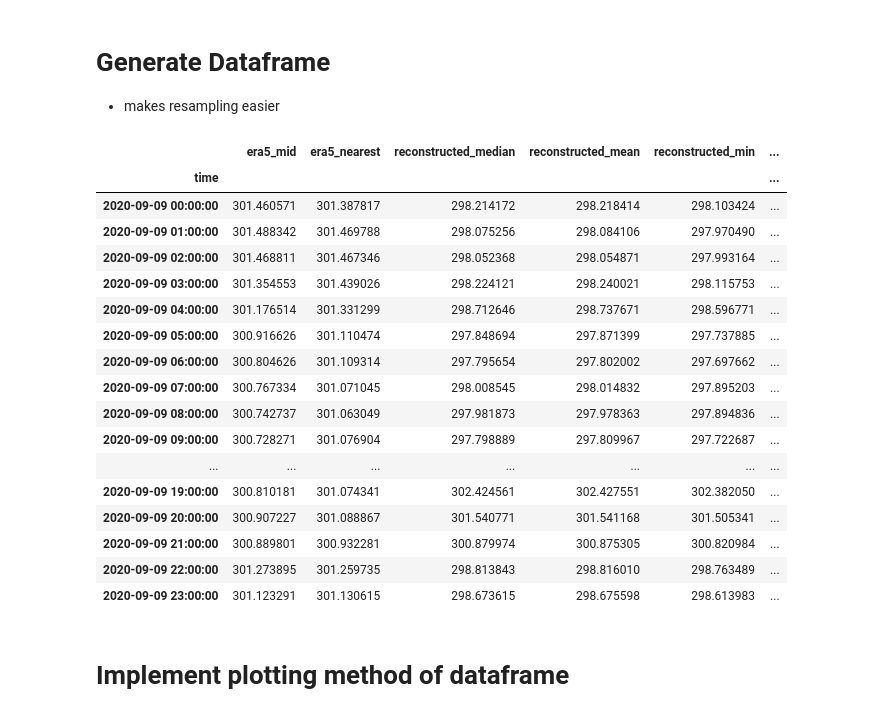
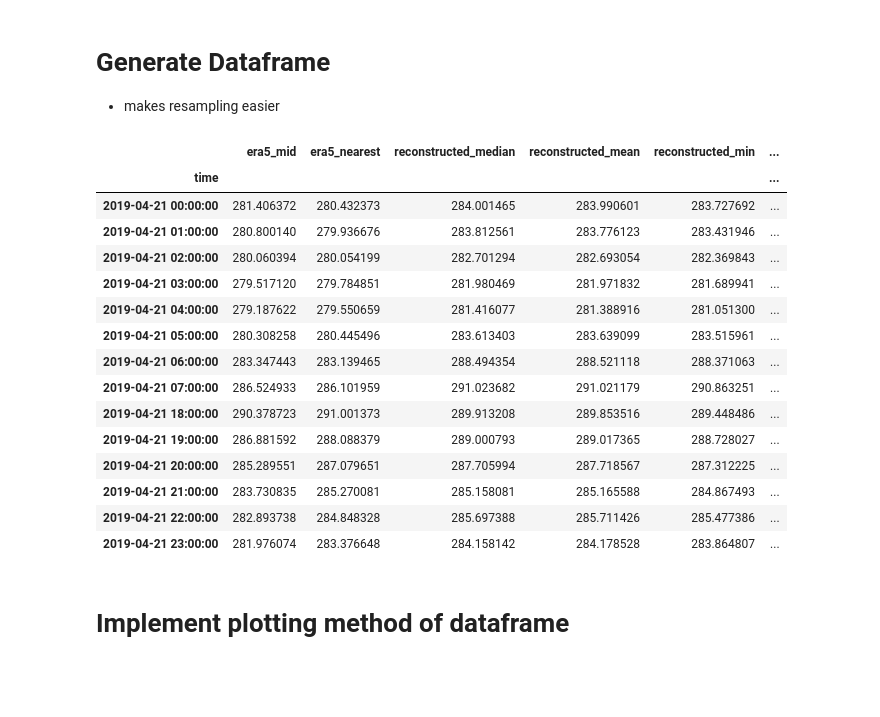
Before and after one commit to TimoWacke/BachelorThesis, a Jupyter notebook: station_reconstruct/evaluate_station_model.ipynb, the cells around one changed output. Cells and saved outputs as stored; diff of their text form; code cells hidden in the pictures; blank space fills up the shorter version.

```diff
--- a/station_reconstruct/evaluate_station_model.ipynb
+++ b/station_reconstruct/evaluate_station_model.ipynb
@@ -123,31 +123,29 @@ def era_vs_reconstructed_comparision_to_df():
 # %%
 hourly_df = era_vs_reconstructed_comparision_to_df()
 
 # print a section of the df
 
-start_print_date = "2020-09-09"
-end_print_date = "2020-09-09"
+start_print_date = "2019-04-21"
+end_print_date = "2019-04-21"
 
 hourly_df[start_print_date:end_print_date]
 # %% [output]
 |  | era5_mid | era5_nearest | reconstructed_median | reconstructed_mean | reconstructed_min | ... |
 | time |  |  |  |  |  | ... |
-| 2020-09-09 00:00:00 | 301.460571 | 301.387817 | 298.214172 | 298.218414 | 298.103424 | ... |
-| 2020-09-09 01:00:00 | 301.488342 | 301.469788 | 298.075256 | 298.084106 | 297.970490 | ... |
-| 2020-09-09 02:00:00 | 301.468811 | 301.467346 | 298.052368 | 298.054871 | 297.993164 | ... |
-| 2020-09-09 03:00:00 | 301.354553 | 301.439026 | 298.224121 | 298.240021 | 298.115753 | ... |
-| 2020-09-09 04:00:00 | 301.176514 | 301.331299 | 298.712646 | 298.737671 | 298.596771 | ... |
-| 2020-09-09 05:00:00 | 300.916626 | 301.110474 | 297.848694 | 297.871399 | 297.737885 | ... |
-| 2020-09-09 06:00:00 | 300.804626 | 301.109314 | 297.795654 | 297.802002 | 297.697662 | ... |
-| 2020-09-09 07:00:00 | 300.767334 | 301.071045 | 298.008545 | 298.014832 | 297.895203 | ... |
-| 2020-09-09 08:00:00 | 300.742737 | 301.063049 | 297.981873 | 297.978363 | 297.894836 | ... |
-| 2020-09-09 09:00:00 | 300.728271 | 301.076904 | 297.798889 | 297.809967 | 297.722687 | ... |
-| ... | ... | ... | ... | ... | ... | ... |
-| 2020-09-09 19:00:00 | 300.810181 | 301.074341 | 302.424561 | 302.427551 | 302.382050 | ... |
-| 2020-09-09 20:00:00 | 300.907227 | 301.088867 | 301.540771 | 301.541168 | 301.505341 | ... |
-| 2020-09-09 21:00:00 | 300.889801 | 300.932281 | 300.879974 | 300.875305 | 300.820984 | ... |
-| 2020-09-09 22:00:00 | 301.273895 | 301.259735 | 298.813843 | 298.816010 | 298.763489 | ... |
-| 2020-09-09 23:00:00 | 301.123291 | 301.130615 | 298.673615 | 298.675598 | 298.613983 | ... |
+| 2019-04-21 00:00:00 | 281.406372 | 280.432373 | 284.001465 | 283.990601 | 283.727692 | ... |
+| 2019-04-21 01:00:00 | 280.800140 | 279.936676 | 283.812561 | 283.776123 | 283.431946 | ... |
+| 2019-04-21 02:00:00 | 280.060394 | 280.054199 | 282.701294 | 282.693054 | 282.369843 | ... |
+| 2019-04-21 03:00:00 | 279.517120 | 279.784851 | 281.980469 | 281.971832 | 281.689941 | ... |
+| 2019-04-21 04:00:00 | 279.187622 | 279.550659 | 281.416077 | 281.388916 | 281.051300 | ... |
+| 2019-04-21 05:00:00 | 280.308258 | 280.445496 | 283.613403 | 283.639099 | 283.515961 | ... |
+| 2019-04-21 06:00:00 | 283.347443 | 283.139465 | 288.494354 | 288.521118 | 288.371063 | ... |
+| 2019-04-21 07:00:00 | 286.524933 | 286.101959 | 291.023682 | 291.021179 | 290.863251 | ... |
+| 2019-04-21 18:00:00 | 290.378723 | 291.001373 | 289.913208 | 289.853516 | 289.448486 | ... |
+| 2019-04-21 19:00:00 | 286.881592 | 288.088379 | 289.000793 | 289.017365 | 288.728027 | ... |
+| 2019-04-21 20:00:00 | 285.289551 | 287.079651 | 287.705994 | 287.718567 | 287.312225 | ... |
+| 2019-04-21 21:00:00 | 283.730835 | 285.270081 | 285.158081 | 285.165588 | 284.867493 | ... |
+| 2019-04-21 22:00:00 | 282.893738 | 284.848328 | 285.697388 | 285.711426 | 285.477386 | ... |
+| 2019-04-21 23:00:00 | 281.976074 | 283.376648 | 284.158142 | 284.178528 | 283.864807 | ... |
 # %% [markdown]
 # Implement plotting method of dataframe
 # %%
```
Also changed, not shown: parts of 10 cells of this notebook, 11 other files.
